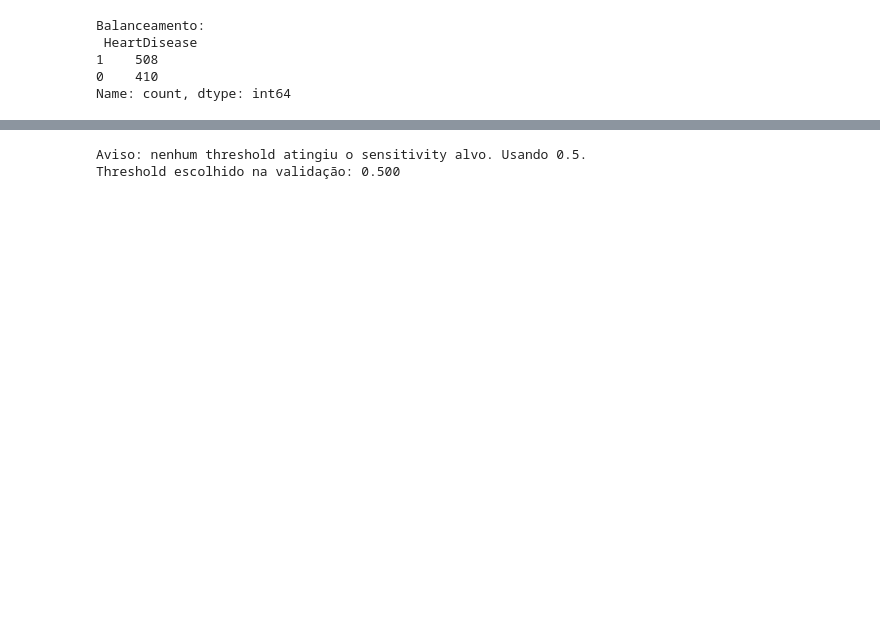
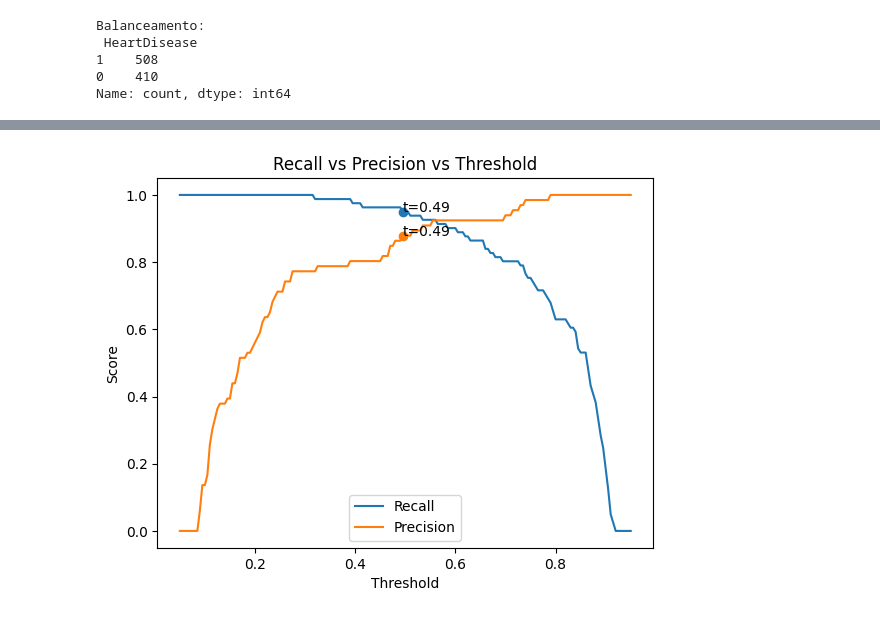
Before and after one commit to treino258/Predict-Health-Risk-IA, a Jupyter notebook: src/model.ipynb, the cells around one changed output, grey strips where cells are left out. Drawn from its saved outputs; the diff is of its cells as text; code cells hidden in the pictures; blank space fills up the shorter version.

```diff
--- a/src/model.ipynb
+++ b/src/model.ipynb
@@ -97,27 +232,49 @@ CalibratedClassifierCV(cv=5,
 # %%
-def find_best_threshold(model, x, y_true, target_sensitivity=0.95):
-    y_proba = model.predict_proba(x)[:, 1]
+def find_best_threshold(best_model, X, y_true, target_sensitivity=0.95):
+    y_proba = best_model.predict_proba(X)[:, 1]
     thresholds = np.linspace(0.05, 0.95, 181)
     candidates = []
+    recalls = []
+    precisions = []
 
     for t in thresholds:
         y_pred = (y_proba >= t).astype(int)
         tn, fp, fn, tp = confusion_matrix(y_true, y_pred).ravel()
         sensitivity = tp / (tp + fn) if (tp + fn) else 0.0
         specificity = tn / (tn + fp) if (tn + fp) else 0.0
+        recalls.append(sensitivity)
+        precisions.append(specificity)
 
         if sensitivity >= target_sensitivity:
             candidates.append({"threshold": t, "specificity": specificity})
 
-    if not candidates:
-        print("Aviso: nenhum threshold atingiu o sensitivity alvo. Usando 0.5.")
-        return 0.5
 
-    return max(candidates, key=lambda d: d["specificity"])["threshold"]
+    best_t = max(candidates, key=lambda d: d["specificity"])["threshold"]
 
-best_t = find_best_threshold(calibrated, x_val, y_val)
-print(f"Threshold escolhido na validação: {best_t:.3f}")
+    return best_t, thresholds, recalls, precisions
+
+	# Passa X_val — não X_test
+best_t = find_best_threshold(best_model, X_val, y_val)
-# %% [output]
-Aviso: nenhum threshold atingiu o sensitivity alvo. Usando 0.5.
-Threshold escolhido na validação: 0.500
+# %%
+best_t, thresholds, recalls, precisions = find_best_threshold(best_model, X_val, y_val)
+
+idx = (np.abs(thresholds - best_t)).argmin()
+
+plt.figure()
+plt.plot(thresholds, recalls, label="Recall")
+plt.plot(thresholds, precisions, label="Precision")
+
+plt.scatter(thresholds[idx], recalls[idx])
+plt.scatter(thresholds[idx], precisions[idx])
+
+plt.text(thresholds[idx], recalls[idx], f"t={best_t:.2f}")
+plt.text(thresholds[idx], precisions[idx], f"t={best_t:.2f}")
+
+plt.xlabel("Threshold")
+plt.ylabel("Score")
+plt.title("Recall vs Precision vs Threshold")
+plt.legend()
+plt.show()
+# %% [output]
+[figure, added]
 # %%
```
Also changed, not shown: parts of 17 cells of this notebook.
